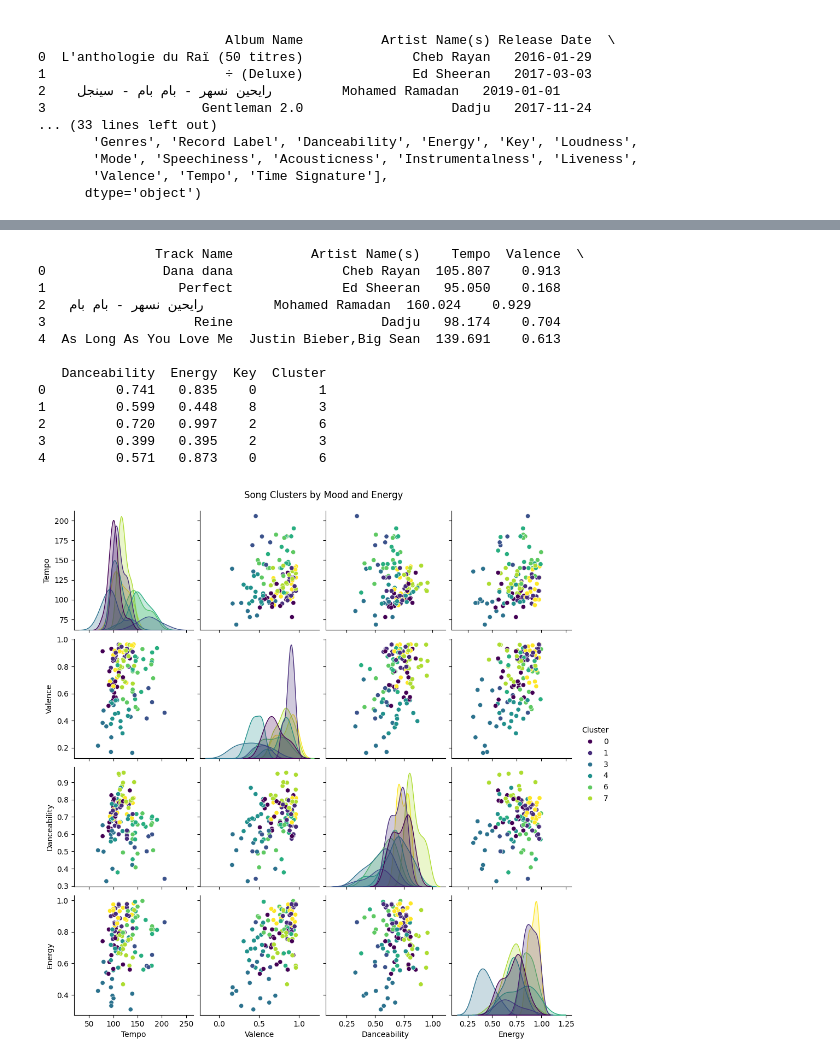
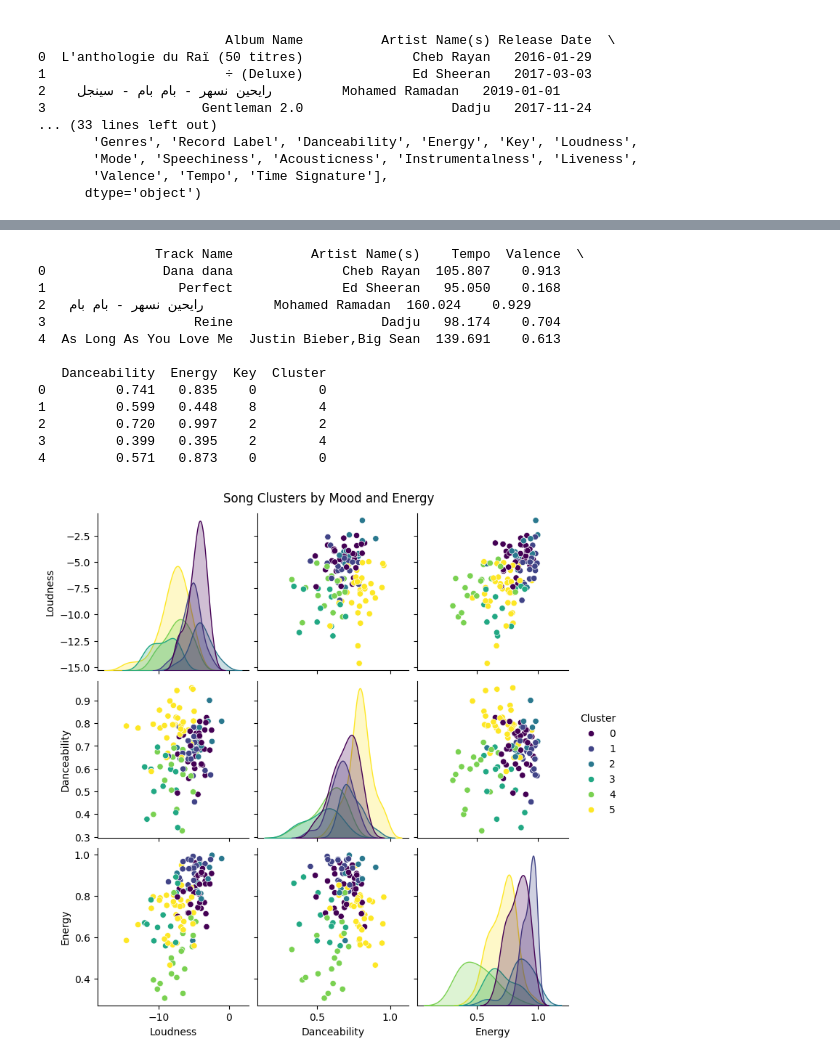
Before and after one commit to teaNoPot/DJ_python, a Jupyter notebook: DJPython.ipynb, the cells around one changed output, grey strips where cells are left out. Cells and saved outputs as stored; diff of their text form; code cells hidden in the pictures.

```diff
--- a/DJPython.ipynb
+++ b/DJPython.ipynb
@@ -12,7 +12,7 @@ import numpy as np
 
 from datetime import date
 
-filename = "test_dataset.csv"
+filename = "moonz_weds.csv"
 
 # read the data
 data = pd.read_csv(filename, skipinitialspace=True)
@@ -40,7 +40,7 @@ print(data.columns)
        'Valence', 'Tempo', 'Time Signature'],
       dtype='object')
 # %%
-features = data[['Tempo', 'Valence',  'Danceability', 'Energy', 'Key']].dropna()
+features = data[['Loudness', 'Liveness','Tempo', 'Valence',  'Danceability', 'Energy', 'Key']].dropna()
 # %%
 
 # Standardize features
@@ -67,6 +67,6 @@ plt.show()
 # %%
 # Clustering with the chosen number of clusters (adjust 'n_clusters' based on elbow method)
-optimal_clusters = 9  # Replace with your elbow result
+optimal_clusters = 6  # Replace with your elbow result
 kmeans = KMeans(n_clusters=optimal_clusters, random_state=42)
 data['Cluster'] = kmeans.fit_predict(features_scaled)
 
@@ -81,18 +81,18 @@ print(data[['Track Name', 'Artist Name(s)', 'Tempo', 'Valence', 'Danceability',
 4  As Long As You Love Me  Justin Bieber,Big Sean  139.691    0.613
 
    Danceability  Energy  Key  Cluster
-0         0.741   0.835    0        1
-1         0.599   0.448    8        3
-2         0.720   0.997    2        6
-3         0.399   0.395    2        3
-4         0.571   0.873    0        6
+0         0.741   0.835    0        0
+1         0.599   0.448    8        4
+2         0.720   0.997    2        2
+3         0.399   0.395    2        4
+4         0.571   0.873    0        0
 # %%
 # Pairplot to visualize clusters
-sns.pairplot(data[['Tempo', 'Valence', 'Danceability', 'Energy', 'Cluster']], hue='Cluster', palette='viridis')
+sns.pairplot(data[['Loudness', 'Danceability', 'Energy', 'Cluster']], hue='Cluster', palette='viridis')
 plt.suptitle("Song Clusters by Mood and Energy", y=1.02)
 plt.show()
 # %% [output]
-[figure, old version]
+[figure, new version]
 # %%
 def suggest_next_song(current_track_id):
     # Find current track's cluster
```
Also changed, not shown: parts of 3 cells of this notebook, 3 other files.
